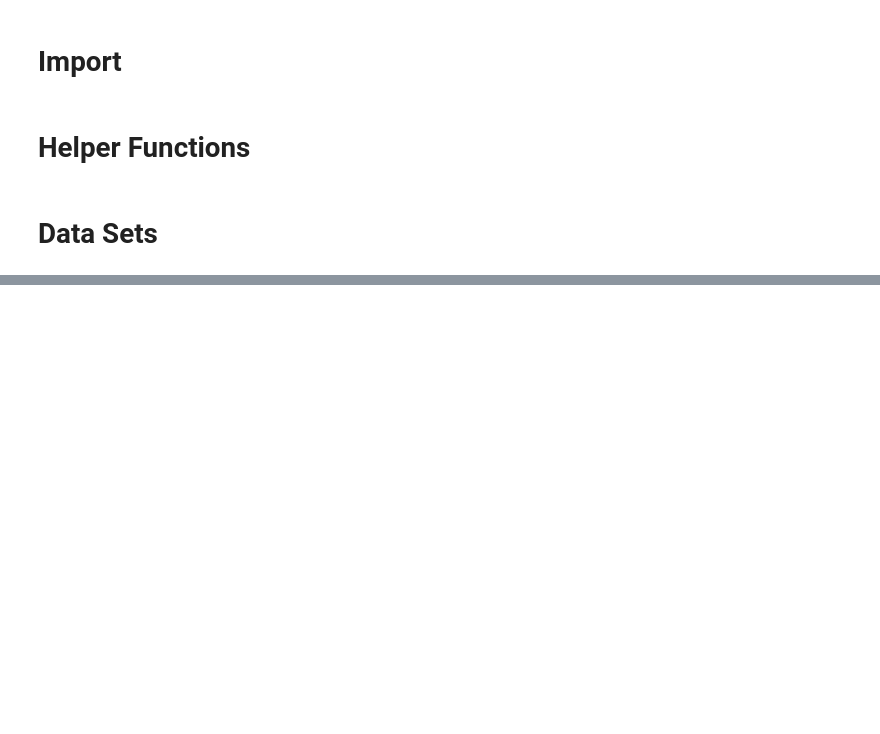
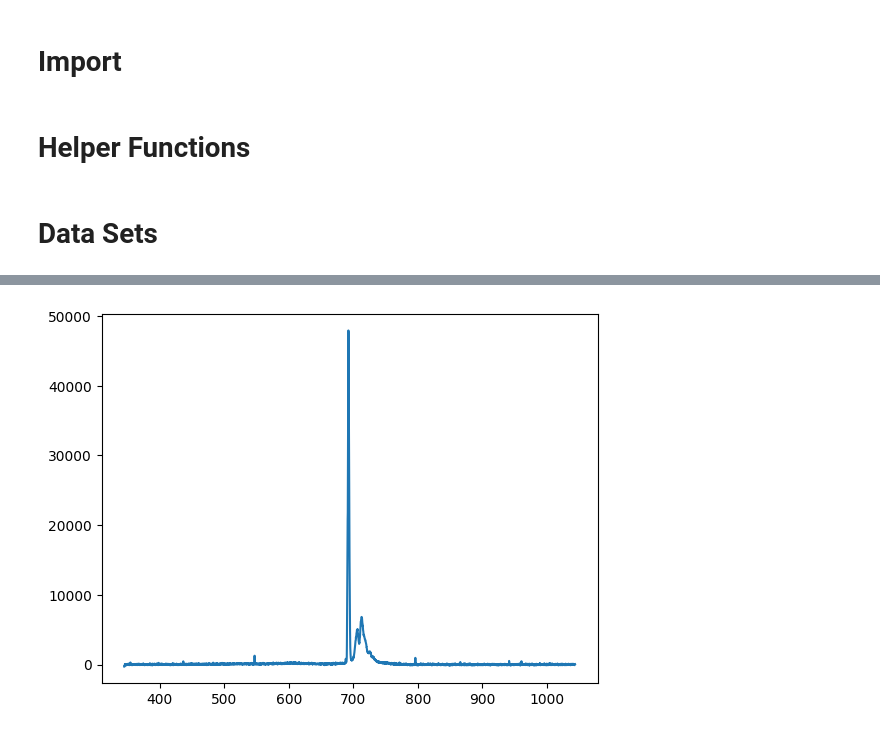
Before and after one commit to Sebastian426/Advanced-Lab-Code, a Jupyter notebook: Main_Results_Plots/Careful_Fits_Results_Table.ipynb, the cells around one changed output, grey strips where cells are left out. Cells and saved outputs as stored; diff of their text form; code cells hidden in the pictures; blank space fills up the shorter version.

```diff
--- a/Main_Results_Plots/Careful_Fits_Results_Table.ipynb
+++ b/Main_Results_Plots/Careful_Fits_Results_Table.ipynb
@@ -119,16 +118,23 @@ plt.plot(wavelengths, I_77_normalised[1])
 # %%
 # Ocean Optics
 
 ocean_file = "Ocean_Opt_Data.xlsx"
 
 df_ocean = pd.read_excel(ocean_file)
 
 x_ocean_77 = df_ocean["W_77"].to_numpy()
 x_ocean_147 = df_ocean["W_130"].to_numpy()
 x_ocean_217 = df_ocean["W_217"].to_numpy()
 x_ocean_298 = df_ocean["W_298"].to_numpy()
 
 y_ocean_77 = df_ocean["I_77"].to_numpy()
 y_ocean_147 = df_ocean["I_130"].to_numpy()
 y_ocean_217 = df_ocean["I_217"].to_numpy()
 y_ocean_298 = df_ocean["I_298"].to_numpy()
+
+plt.figure(1)
+plt.plot(x_ocean_77, y_ocean_77)
+
+plt.show()
+# %% [output]
+[figure, added]
```
Also changed, not shown: parts of 7 cells of this notebook.
